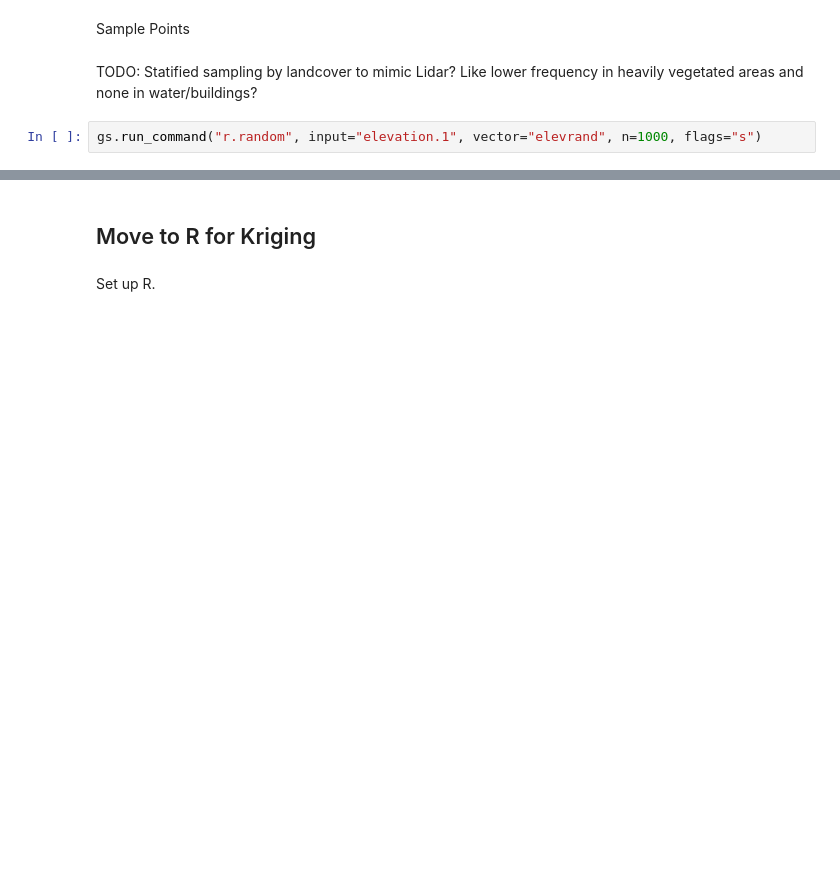
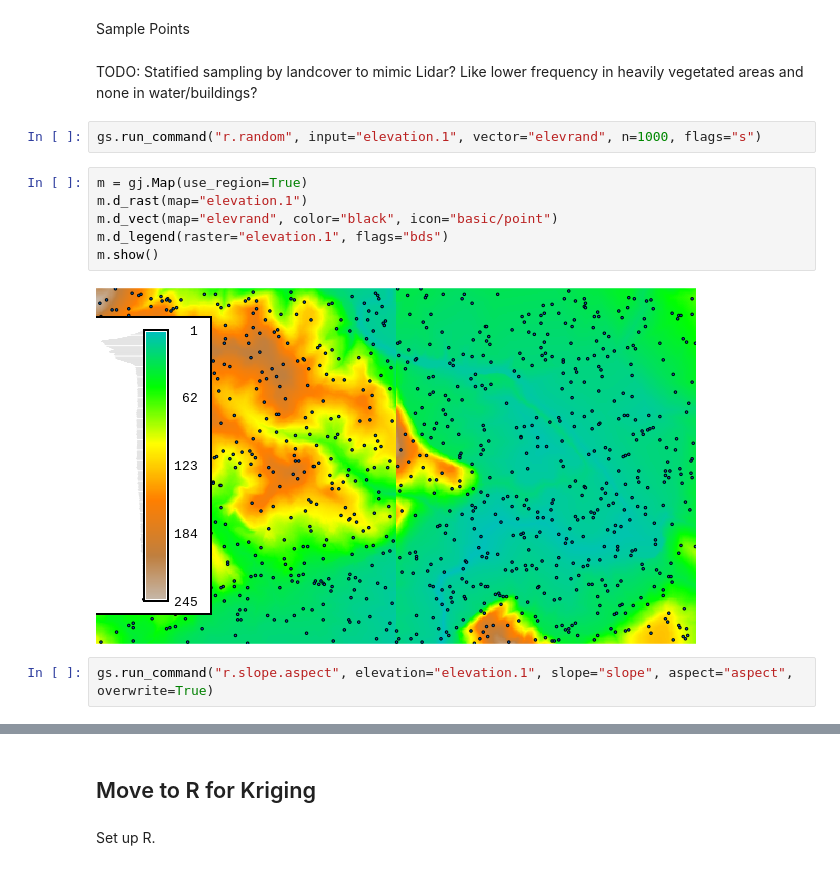
Before and after one commit to ncsu-geoforall-lab/geomorphometry2025_workshop, a Jupyter notebook: geomorphometry_2025_workshop.ipynb, the cells around one changed output, grey strips where cells are left out. Saved outputs shown, nothing was run; the diff lists cells and outputs as text; blank space fills up the shorter version.

```diff
--- a/geomorphometry_2025_workshop.ipynb
+++ b/geomorphometry_2025_workshop.ipynb
@@ -141,3 +182,13 @@ Sample Points
 TODO: Statified sampling by landcover to mimic Lidar? Like lower frequency in heavily vegetated areas and none in water/buildings?
 # %%
 gs.run_command("r.random", input="elevation.1", vector="elevrand", n=1000, flags="s")
+# %%
+m = gj.Map(use_region=True)
+m.d_rast(map="elevation.1")
+m.d_vect(map="elevrand", color="black", icon="basic/point")
+m.d_legend(raster="elevation.1", flags="bds")
+m.show()
+# %% [output]
+[figure, added]
+# %%
+gs.run_command("r.slope.aspect", elevation="elevation.1", slope="slope", aspect="aspect", overwrite=True)
```
Also changed, not shown: parts of 21 cells of this notebook.
